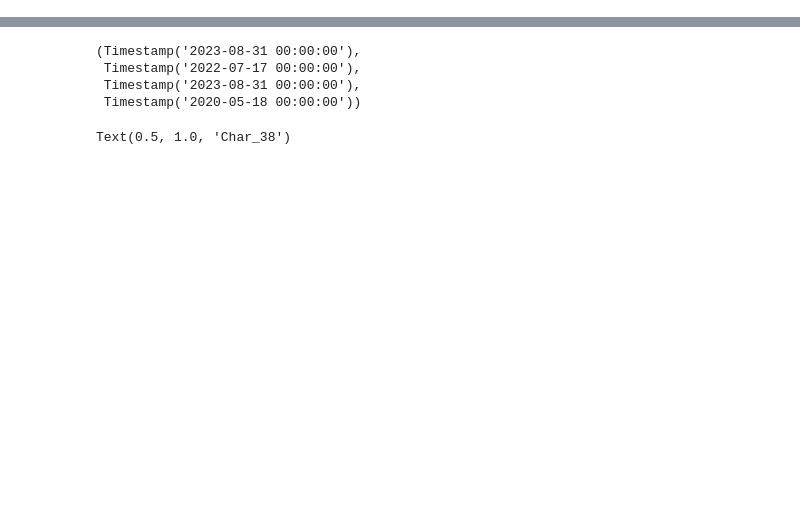
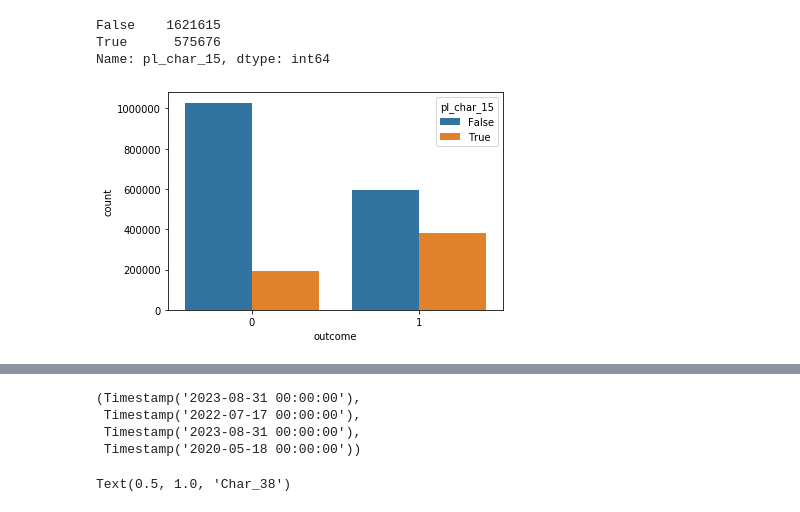
Before and after one commit to khwajajalal/Capstone3-Red_hat_business_value, a Jupyter notebook: red_hat.ipynb, the cells around one changed output, grey strips where cells are left out. Cells and saved outputs as stored; diff of their text form; code cells hidden in the pictures; blank space fills up the shorter version.

```diff
--- a/red_hat.ipynb
+++ b/red_hat.ipynb
@@ -84,0 +97,16 @@ memory usage: 251.5+ MB
+# %%
+# pl.info()
+# pl.char_38.unique()
+# ac.columns
+# ac.info()
+ac_pl_merge.pl_char_11.value_counts()
+# sns.countplot('pl_char_10', data=ac_pl_merge, hue='outcome') ,
+# sns.countplot('pl_char_37', data=ac_pl_merge, hue='outcome')
+sns.countplot('outcome', data=ac_pl_merge, hue='pl_char_15')
+
+ac_pl_merge.pl_char_15.value_counts()
+# %% [output]
+False    1621615
+True      575676
+Name: pl_char_15, dtype: int64
+[figure, added]
```
Also changed, not shown: parts of 82 cells of this notebook.
